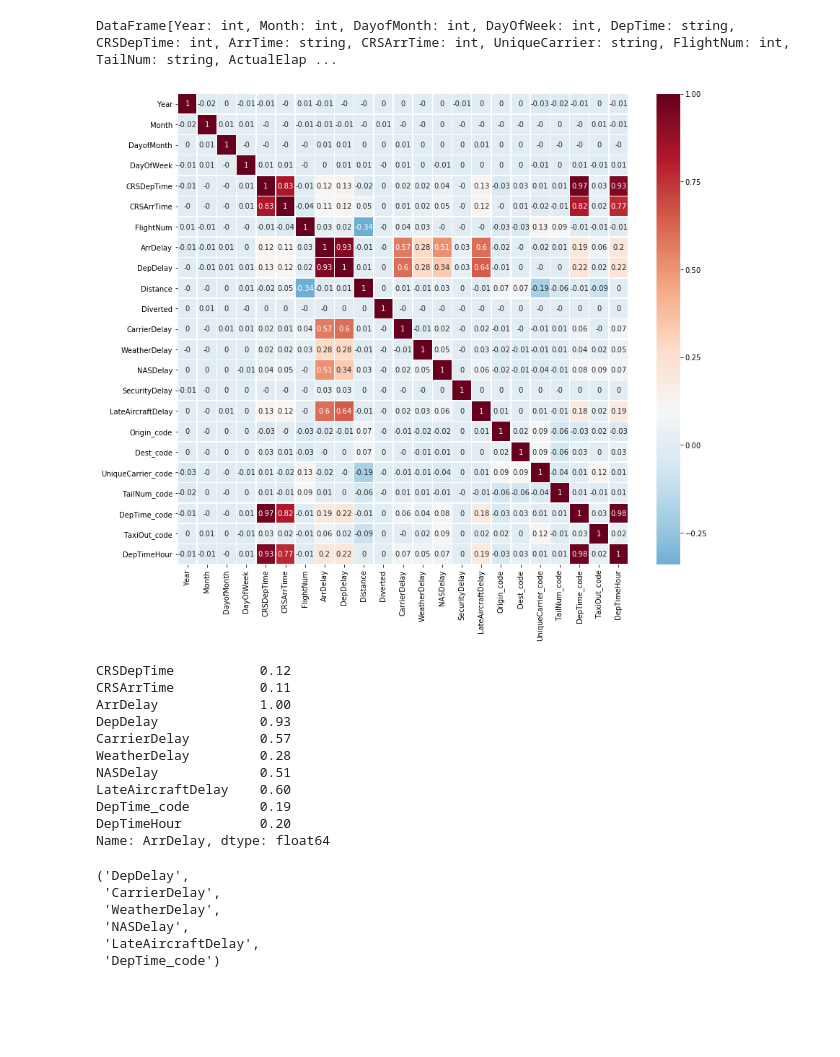
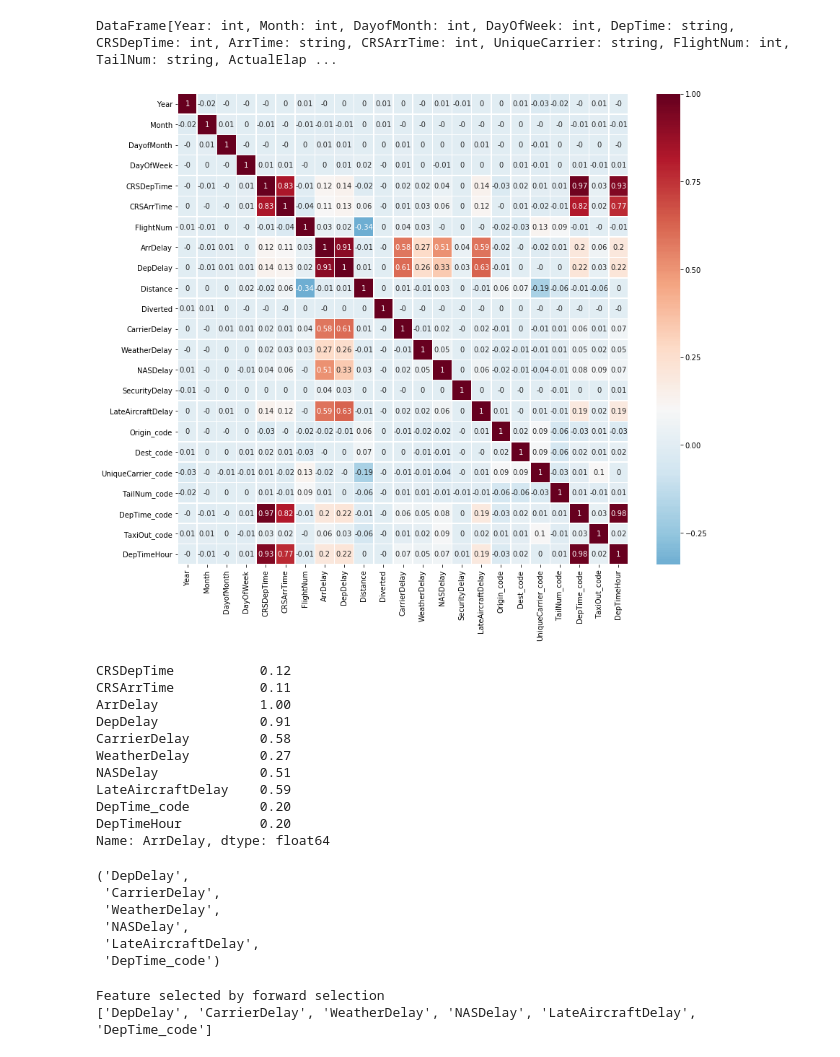
Before and after one commit to Greyhouse-Consulting/LAB4, a Jupyter notebook: lab4.ipynb, the cells around one changed output. Saved outputs shown, nothing was run; the diff lists cells and outputs as text; code cells hidden in the pictures; blank space fills up the shorter version.

```diff
--- a/lab4.ipynb
+++ b/lab4.ipynb
@@ -13,7 +13,7 @@ spark = SparkSession.builder.appName("theappname").getOrCreate()
 df = spark.read.csv(fileLocation, mode="DROPMALFORMED", inferSchema=True, header = True)
 
 # During debug just load a fraction of the sample dataset to reduce computing time
-#df = df.sample(fraction=0.1)
+df = df.sample(fraction=0.01)
 
 from pyspark.sql.functions import  length, lpad
 from pyspark.sql.types import IntegerType
@@ -34,12 +34,7 @@ selection = df\
     .withColumn("LateAircraftDelay", df["LateAircraftDelay"].cast(IntegerType()))\
     .fillna(0, subset=['ArrDelay', 'DepDelay', 'CarrierDelay', 'WeatherDelay', 'NASDelay', 'SecurityDelay', 'LateAircraftDelay' ])
 
-
-#from pyspark.sql.functions import lag
 from pyspark.sql.types import BinaryType
-#from pyspark.sql import Window
-#w = Window.orderBy("Year", "Month", "DayofMonth", "ArrTime")
-#w = Window.partitionBy ("Year", "Month", "DayofMonth", "ArrTime").orderBy("Year", "Month", "DayofMonth", "ArrTime")
 
 # Define the FFA (Federal Aviation Administration) function
 udf(returnType=BinaryType())
@@ -48,7 +43,6 @@ IsLate  = lambda x : x["ArrDelay"] > 15
 # Create a new column 'IsLate' stating that the flight was considered delay or not
 selection = selection\
     .withColumn("IsLate", (IsLate(selection)))
-#    .withColumn("NbrOfPreviousLateFlights",(lag(selection['ArrDelay'], 1,0).over(w)  > 15 if 1 else 0).cast(IntegerType()) + (lag(selection['ArrDelay'], 2,0).over(w)  > 15 if 1 else 0).cast(IntegerType()) + (lag(selection['ArrDelay'], 3,0).over(w)  > 15 if 1 else 0).cast(IntegerType()))\
 # %%
 # convert to pandas since we a running on a single node and the fact that I wanted to learn about pandas
 basePanda = selection.toPandas()
@@ -93,36 +86,32 @@ features = basePanda.drop('IsLate', axis = 1)
 # %%
 import numpy as np
 import seaborn as sb
 import matplotlib.pyplot as plt
-features = features.round(2)
 corr = features.corr()
 corr = corr.round(2)
 plt.figure(figsize=(14,12))
 sb.heatmap(corr, annot=True, cmap='RdBu_r', linewidth=0.5, center=0.1)
 plt.savefig('heatmap.png',  dpi=100)
 plt.show()
 
 corr_target= np.abs(corr["ArrDelay"])
 # Select the features with a correlation_target larger than 0.1
 # The 0.1 might be a bit low but as the number of features is low
 # We can be a bit greedy and select a low limit (many features)
 selected_features_filter_method= corr_target[corr_target>0.1]
 
 print(selected_features_filter_method)
-
-# select the features columns from the dataset. I.E the actual data
-# features = basePanda[selected_features_filter_method.axes[0].tolist()]
 # %% [output]
-[figure, old version]
+[figure, new version]
 CRSDepTime           0.12
 CRSArrTime           0.11
 ArrDelay             1.00
-DepDelay             0.93
-CarrierDelay         0.57
-WeatherDelay         0.28
+DepDelay             0.91
+CarrierDelay         0.58
+WeatherDelay         0.27
 NASDelay             0.51
-LateAircraftDelay    0.60
-DepTime_code         0.19
+LateAircraftDelay    0.59
+DepTime_code         0.20
 DepTimeHour          0.20
 Name: ArrDelay, dtype: float64
 # %%
@@ -147,6 +134,13 @@ sfs.k_feature_names_
  'NASDelay',
  'LateAircraftDelay',
  'DepTime_code')
+# %%
+selected_features_forward_selection = list(sfs.k_feature_names_)
+print("Features selected by forward selection")
+print(selected_features_forward_selection)
+# %% [output]
+Feature selected by forward selection
+['DepDelay', 'CarrierDelay', 'WeatherDelay', 'NASDelay', 'LateAircraftDelay', 'DepTime_code']
 # %%
 from mlxtend.plotting import plot_sequential_feature_selection as plot_sfs
 import matplotlib.pyplot as plt
```
Also changed, not shown: parts of 7 cells of this notebook.
